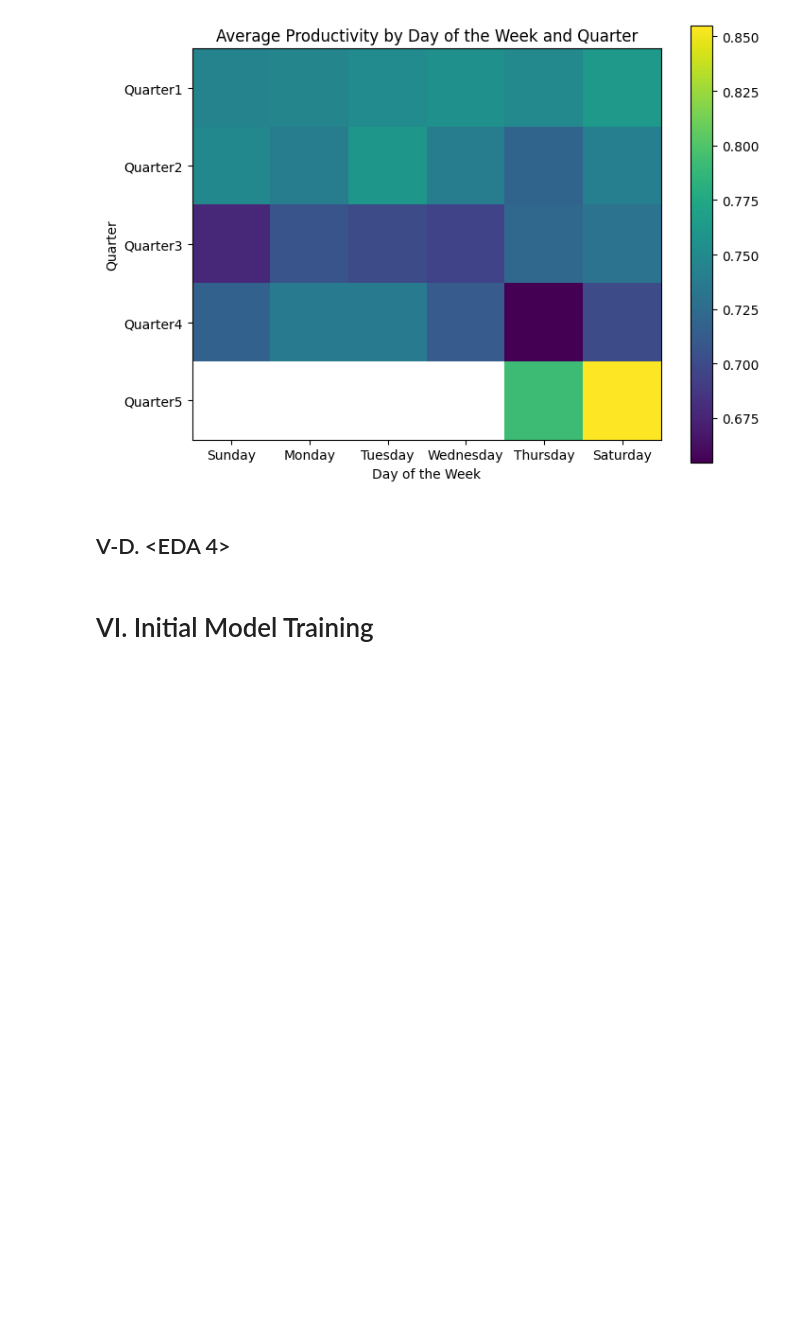
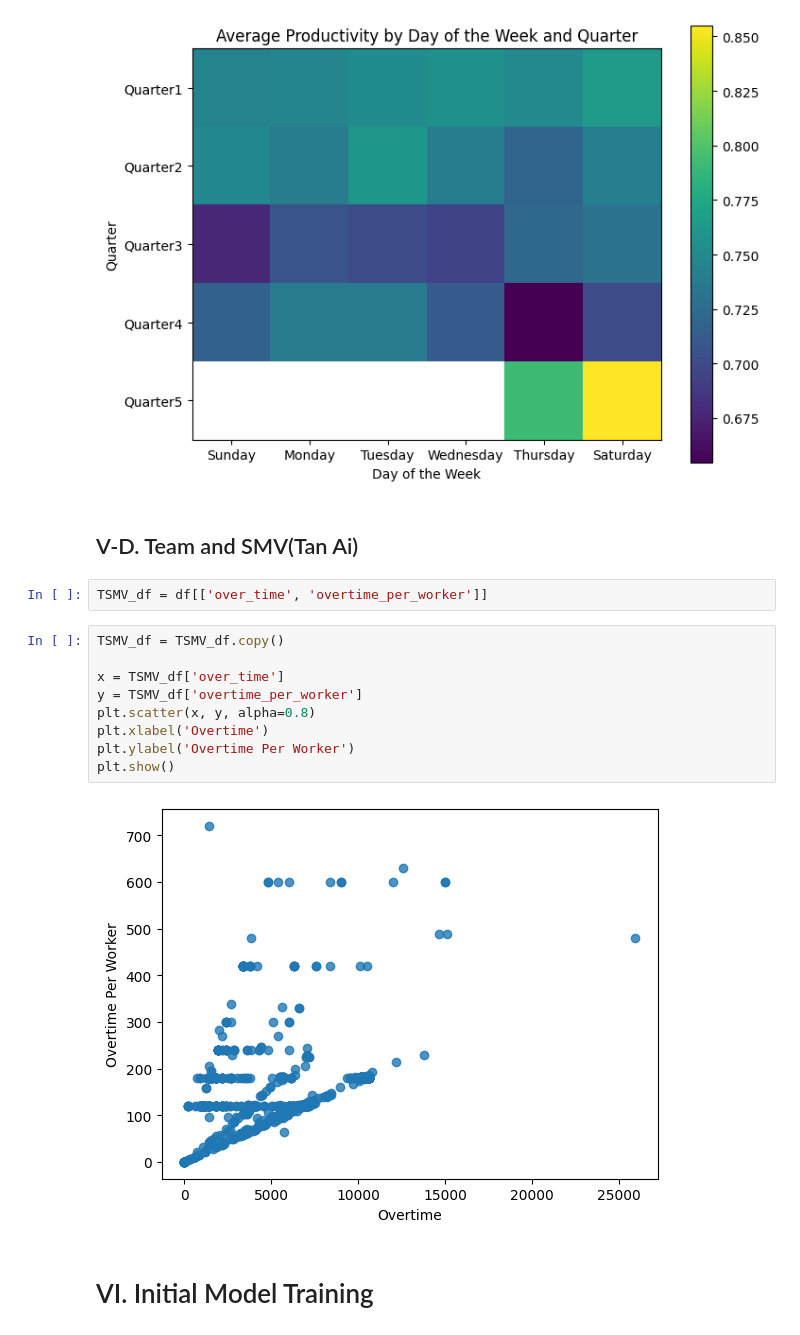
Before and after one commit to TeanConcio/CCPROG1-MP, a Jupyter notebook: machine_project_notebook.ipynb, the cells around one changed output. Drawn from its saved outputs; the diff is of its cells as text; blank space fills up the shorter version.

```diff
--- a/machine_project_notebook.ipynb
+++ b/machine_project_notebook.ipynb
@@ -536,7 +536,20 @@ plt.show()
 # %% [output]
 [figure]
 # %% [markdown]
-## V-D. <EDA 4>
+## V-D. Team and SMV(Tan Ai)
+# %%
+TSMV_df = df[['over_time', 'overtime_per_worker']]
+# %%
+TSMV_df = TSMV_df.copy()
+
+x = TSMV_df['over_time']
+y = TSMV_df['overtime_per_worker']
+plt.scatter(x, y, alpha=0.8)
+plt.xlabel('Overtime')
+plt.ylabel('Overtime Per Worker')
+plt.show()
+# %% [output]
+[figure, added]
 # %% [markdown]
 # VI. Initial Model Training
 # %% [markdown]
```
Also changed, not shown: parts of 9 cells of this notebook.
